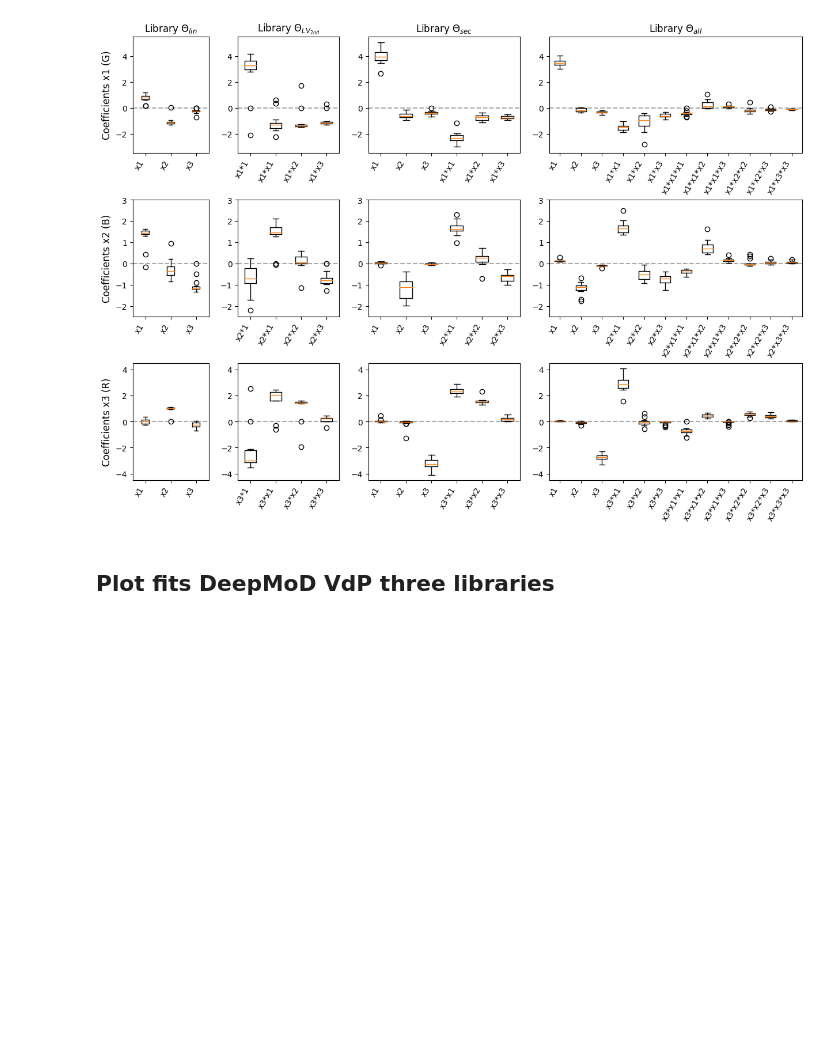
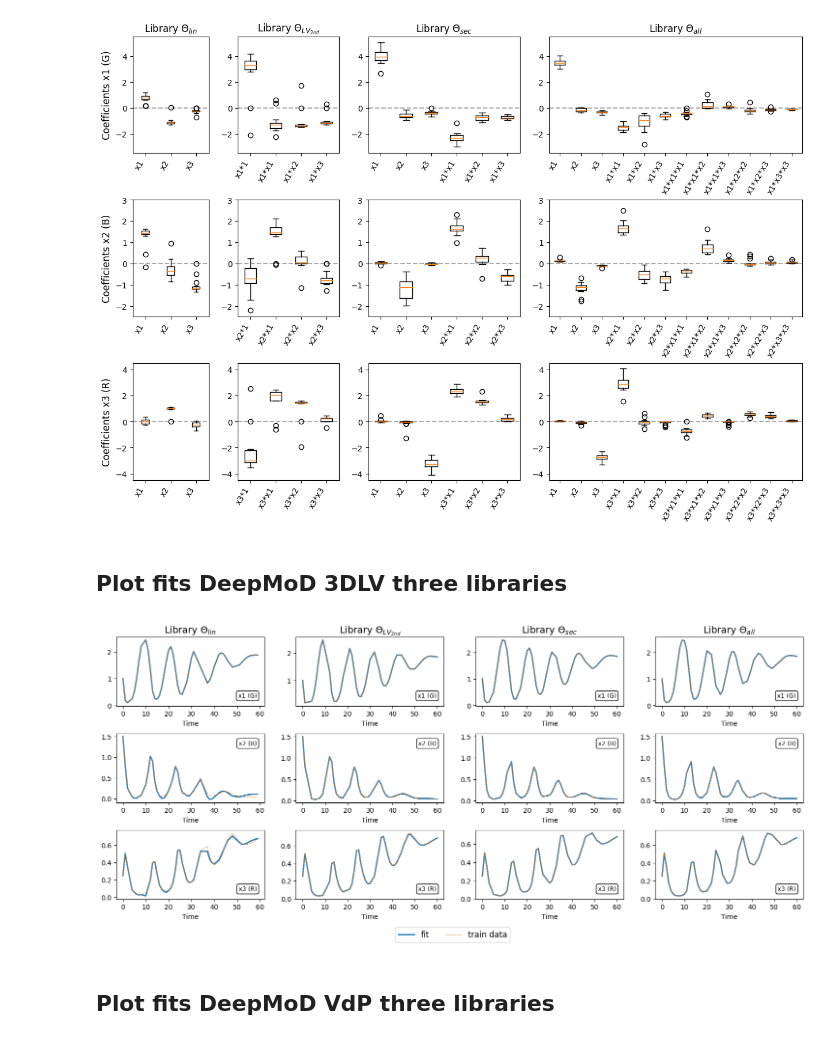
Before and after one commit to mariaproebstl/MScThesis, a Jupyter notebook: Python/Analysis_and_Plots/plot_figures_synthetic_data.ipynb, the cells around one changed output. Cells and saved outputs as stored; diff of their text form; code cells hidden in the pictures; blank space fills up the shorter version.

```diff
--- a/Python/Analysis_and_Plots/plot_figures_synthetic_data.ipynb
+++ b/Python/Analysis_and_Plots/plot_figures_synthetic_data.ipynb
@@ -325,6 +415,62 @@ plt.savefig(f'{plot_dir}/3DLV_coeff_boxplots_orange_median.pdf',
             bbox_inches='tight', dpi = 300)
 # %% [output]
 [figure]
+# %% [markdown]
+## Plot fits DeepMoD 3DLV three libraries
+# %%
+out_dir = output_dir_deepmod + "3DLV_0-60/"
+n_taxa = 3
+
+# three example runs
+filenames = [
+    "output_batch_10-17_3DLV_run02_5_100_th0-001_int1",
+    "output_batch_10-17_3DLV_run05_5_100_th0-001_int2",
+    "output_batch_10-20_3DLV_run05_5_100_th0-001_int5",
+    "output_batch_10-17_3DLV_run05_5_100_th0-001_int4"
+    ]
+
+fig, axs = plt.subplots(3, 4)
+
+fig.set_figwidth(15)
+fig.set_figheight(6)
+fig.tight_layout(pad=1.0, h_pad=2)
+
+# function to import the datafile and put it into the right format
+for run_idx, run in enumerate(filenames):
+    plot_path_tmp = f"{out_dir}{run}/Data/"
+    if os.path.exists(f"{plot_path_tmp}/prediction_x1.csv"):
+        for taxon in np.arange(1, n_taxa+1):
+            # read data files
+            df_pred = pd.read_csv(f"{plot_path_tmp}prediction_x{taxon}.csv", header=[0])
+            df_data_train = pd.read_csv(f"{plot_path_tmp}data_train_x{taxon}.csv", header=[0])
+            # convert files to numpy array
+            data_train = np.array(df_data_train)
+            pred = np.array(df_pred)
+            # make plot
+            axs[taxon-1, run_idx].plot(pred[:,1], pred[:,0], label = "fit", linewidth=2)
+            axs[taxon-1, run_idx].plot(data_train[:,1], data_train[:,0], label = "train data", linewidth=0.8, linestyle = '--', color = colors[1])
+            axs[taxon-1, run_idx].set_xlabel("Time")
+
+    axs[0, run_idx].text(0.95, 0.1, "x1 (G)", ha='right', va='bottom', transform=axs[0, run_idx].transAxes, bbox=dict(boxstyle="round", ec="black", fc="white"), fontsize = 9)
+    axs[1, run_idx].text(0.95, 0.9, "x2 (B)", ha='right', va='top', transform=axs[1, run_idx].transAxes, bbox=dict(boxstyle="round", ec="black", fc="white"), fontsize = 9)
+    axs[2, run_idx].text(0.95, 0.1, "x3 (R)", ha='right', va='bottom', transform=axs[2, run_idx].transAxes, bbox=dict(boxstyle="round", ec="black", fc="white"), fontsize = 9)
+
+# set column titles
+axs[0, 0].set_title(r'Library $\Theta_{lin}$', fontsize = 14)
+axs[0, 1].set_title(r'Library $\Theta_{LV_{2nd}}$', fontsize = 14)
+axs[0, 2].set_title(r'Library $\Theta_{sec}$', fontsize = 14)
+axs[0, 3].set_title(r'Library $\Theta_{all}$', fontsize = 14)
+
+# add one legend for all polts (in the lower center)
+handles, labels = axs[0,0].get_legend_handles_labels()
+fig.legend(handles, labels, loc='lower center', bbox_to_anchor=(0.5, -0.1),
+              fancybox=True, shadow=False, ncol = 4, fontsize = 12)
+
+# save plots in one file
+plt.savefig(f'{plot_dir}3DLV_comparing_libraries_fits.pdf',
+            bbox_inches='tight', dpi = 300)
+# %% [output]
+[figure, added]
 # %% [markdown]
 ## Plot fits DeepMoD VdP three libraries
 # %%
```
Also changed, not shown: parts of 5 cells of this notebook.
